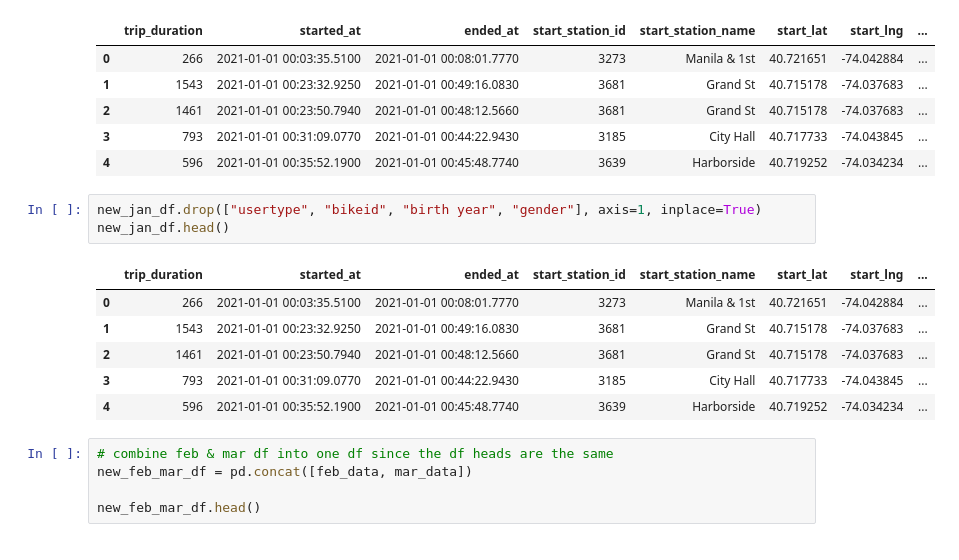
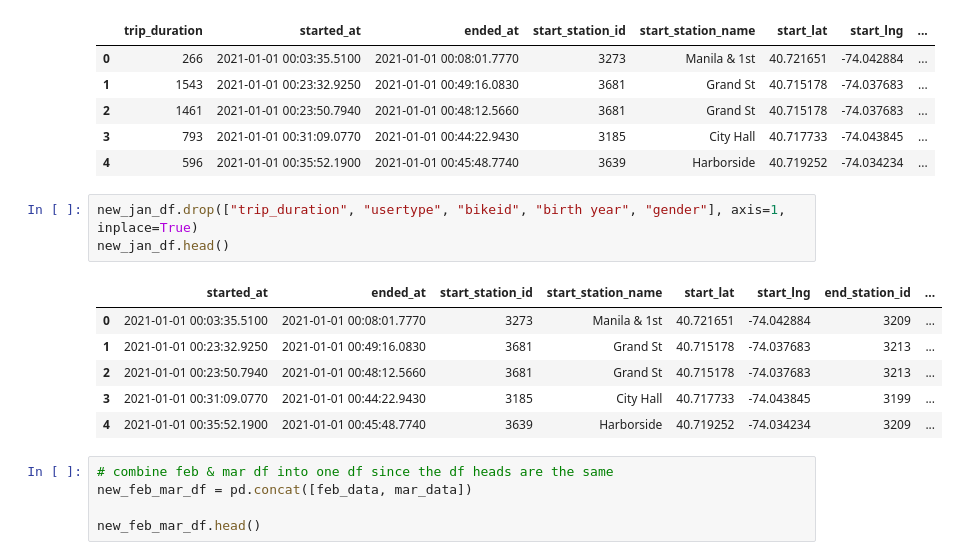
Before and after one commit to speedracer05/Tableau-CitiBike-Visualization, a Jupyter notebook: CityBike_transform_data.ipynb, the cells around one changed output. Saved outputs shown, nothing was run; the diff lists cells and outputs as text.

Commit message:
drop trip_distance

```diff
--- a/CityBike_transform_data.ipynb
+++ b/CityBike_transform_data.ipynb
@@ -56,15 +56,15 @@ new_jan_df.head()
 | 3 | 793 | 2021-01-01 00:31:09.0770 | 2021-01-01 00:44:22.9430 | 3185 | City Hall | 40.717733 | -74.043845 | ... |
 | 4 | 596 | 2021-01-01 00:35:52.1900 | 2021-01-01 00:45:48.7740 | 3639 | Harborside | 40.719252 | -74.034234 | ... |
 # %%
-new_jan_df.drop(["usertype", "bikeid", "birth year", "gender"], axis=1, inplace=True)
+new_jan_df.drop(["trip_duration", "usertype", "bikeid", "birth year", "gender"], axis=1, inplace=True)
 new_jan_df.head()
 # %% [output]
-|  | trip_duration | started_at | ended_at | start_station_id | start_station_name | start_lat | start_lng | ... |
-| 0 | 266 | 2021-01-01 00:03:35.5100 | 2021-01-01 00:08:01.7770 | 3273 | Manila & 1st | 40.721651 | -74.042884 | ... |
-| 1 | 1543 | 2021-01-01 00:23:32.9250 | 2021-01-01 00:49:16.0830 | 3681 | Grand St | 40.715178 | -74.037683 | ... |
-| 2 | 1461 | 2021-01-01 00:23:50.7940 | 2021-01-01 00:48:12.5660 | 3681 | Grand St | 40.715178 | -74.037683 | ... |
-| 3 | 793 | 2021-01-01 00:31:09.0770 | 2021-01-01 00:44:22.9430 | 3185 | City Hall | 40.717733 | -74.043845 | ... |
-| 4 | 596 | 2021-01-01 00:35:52.1900 | 2021-01-01 00:45:48.7740 | 3639 | Harborside | 40.719252 | -74.034234 | ... |
+|  | started_at | ended_at | start_station_id | start_station_name | start_lat | start_lng | end_station_id | ... |
+| 0 | 2021-01-01 00:03:35.5100 | 2021-01-01 00:08:01.7770 | 3273 | Manila & 1st | 40.721651 | -74.042884 | 3209 | ... |
+| 1 | 2021-01-01 00:23:32.9250 | 2021-01-01 00:49:16.0830 | 3681 | Grand St | 40.715178 | -74.037683 | 3213 | ... |
+| 2 | 2021-01-01 00:23:50.7940 | 2021-01-01 00:48:12.5660 | 3681 | Grand St | 40.715178 | -74.037683 | 3213 | ... |
+| 3 | 2021-01-01 00:31:09.0770 | 2021-01-01 00:44:22.9430 | 3185 | City Hall | 40.717733 | -74.043845 | 3199 | ... |
+| 4 | 2021-01-01 00:35:52.1900 | 2021-01-01 00:45:48.7740 | 3639 | Harborside | 40.719252 | -74.034234 | 3209 | ... |
 # %%
 # combine feb & mar df into one df since the df heads are the same
 new_feb_mar_df = pd.concat([feb_data, mar_data])
```
Also changed, not shown: parts of 5 cells of this notebook, 1 other file.
